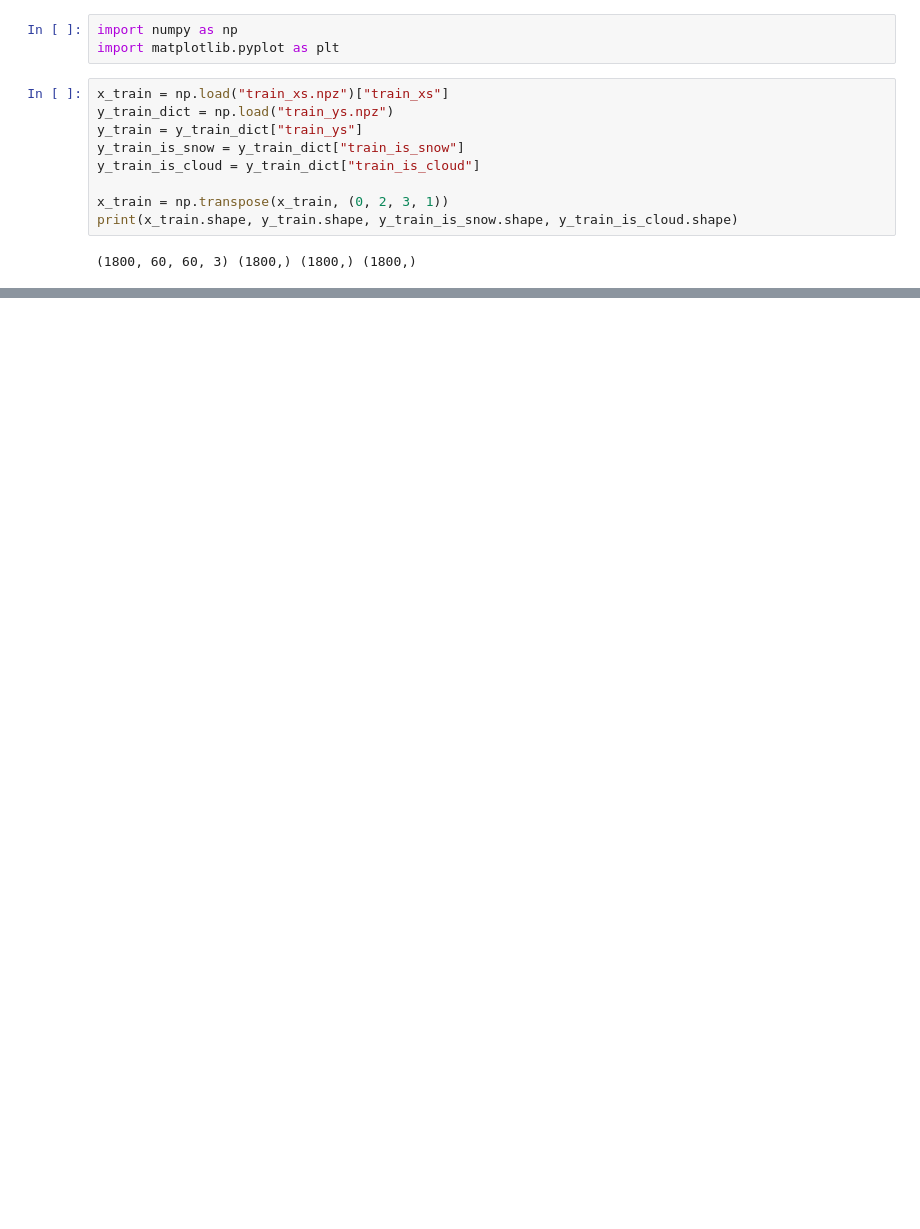
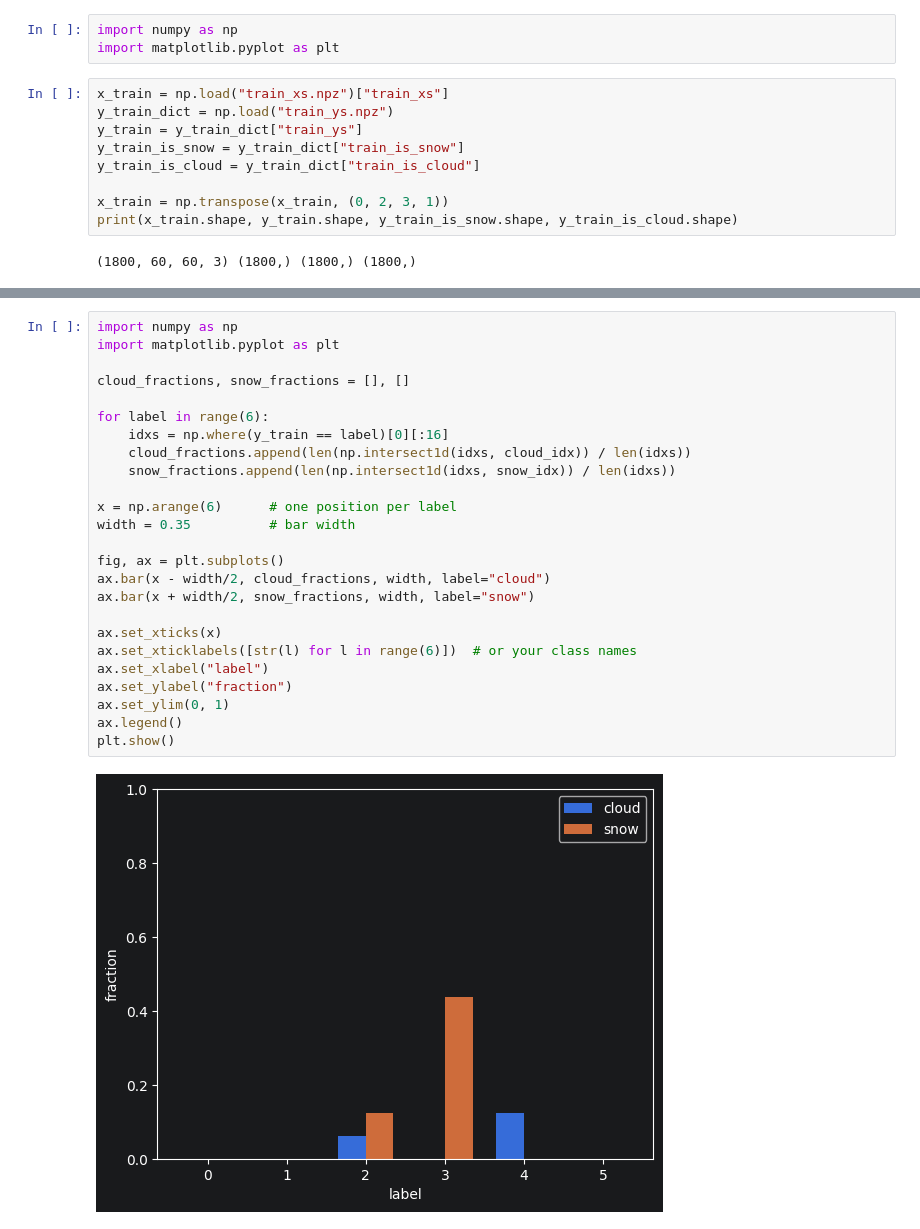
Before and after one commit to Sickthon/PAI_Project_2, a Jupyter notebook: data_vis.ipynb, the cells around one changed output, grey strips where cells are left out. Cells and saved outputs as stored; diff of their text form; blank space fills up the shorter version.

```diff
--- a/data_vis.ipynb
+++ b/data_vis.ipynb
@@ -19 +30,28 @@ a = np.where(y_train == 0)[0][:10]
+# %%
+import numpy as np
+import matplotlib.pyplot as plt
+
+cloud_fractions, snow_fractions = [], []
+
+for label in range(6):
+    idxs = np.where(y_train == label)[0][:16]
+    cloud_fractions.append(len(np.intersect1d(idxs, cloud_idx)) / len(idxs))
+    snow_fractions.append(len(np.intersect1d(idxs, snow_idx)) / len(idxs))
+
+x = np.arange(6)      # one position per label
+width = 0.35          # bar width
+
+fig, ax = plt.subplots()
+ax.bar(x - width/2, cloud_fractions, width, label="cloud")
+ax.bar(x + width/2, snow_fractions, width, label="snow")
+
+ax.set_xticks(x)
+ax.set_xticklabels([str(l) for l in range(6)])  # or your class names
+ax.set_xlabel("label")
+ax.set_ylabel("fraction")
+ax.set_ylim(0, 1)
+ax.legend()
+plt.show()
+# %% [output]
+[figure, added]
 # %%
```
Also changed, not shown: parts of 3 cells of this notebook.
